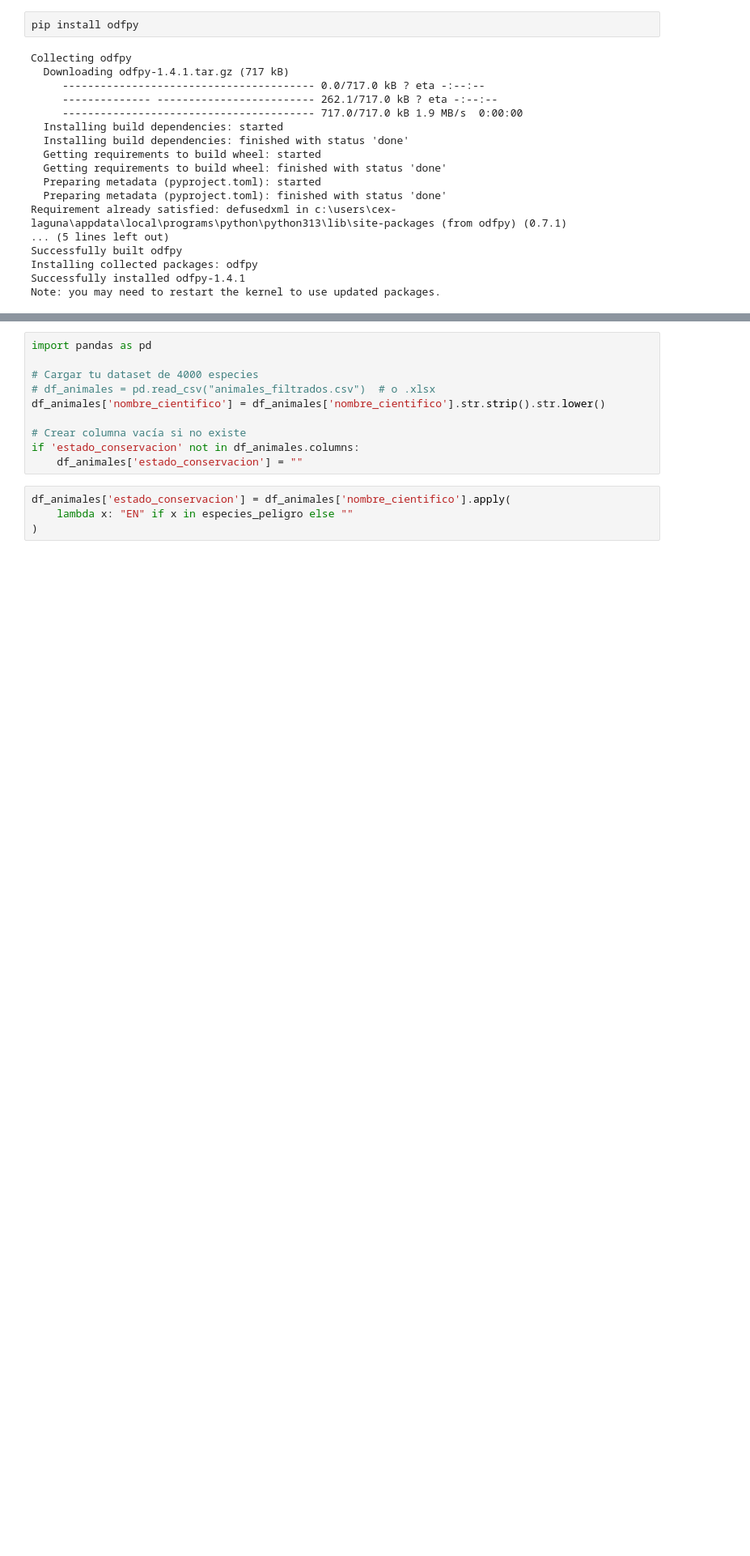
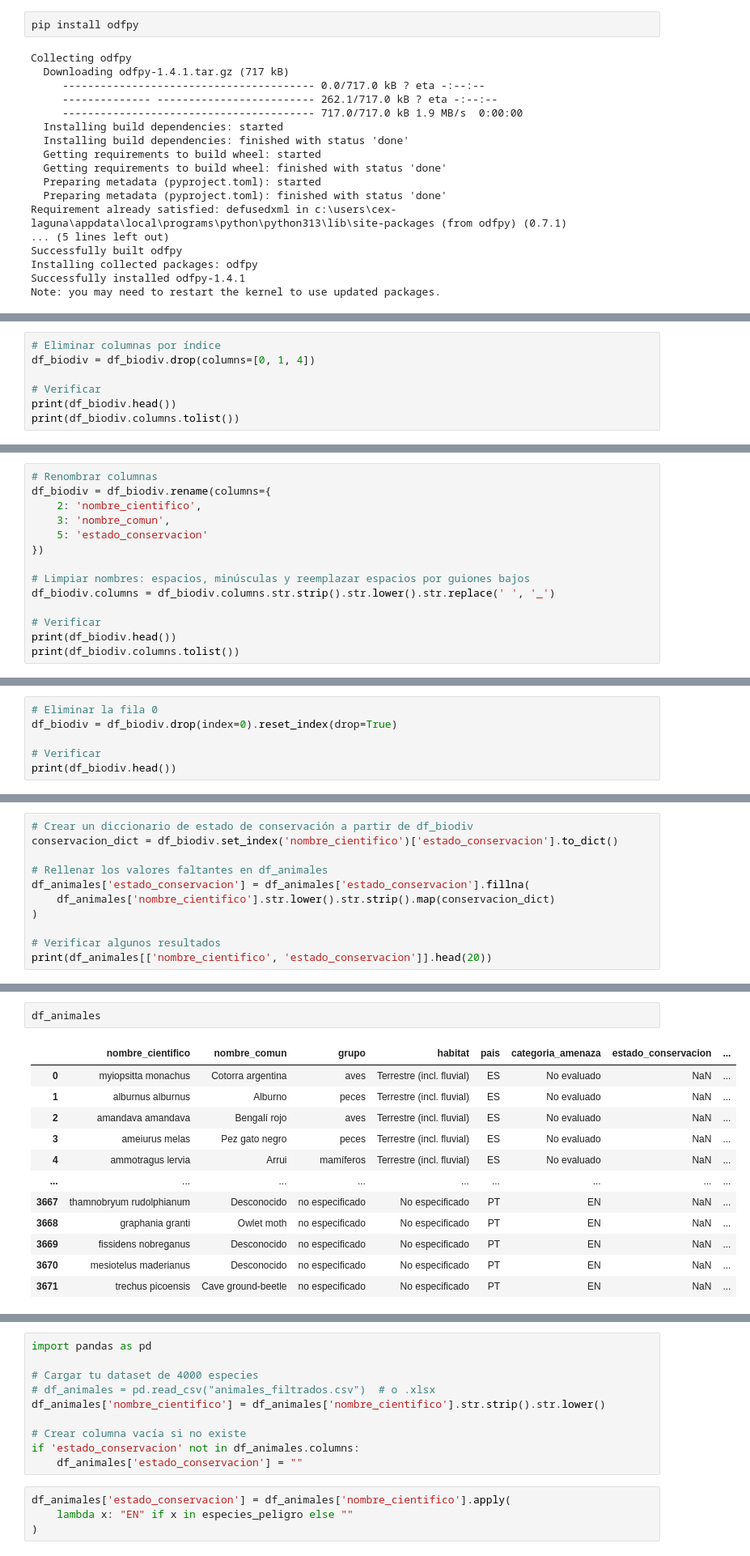
Before and after one commit to NereaGomez9/Animales-en-peligro-de-exticion, a Jupyter notebook: proyecto_animales.ipynb, the cells around one changed output, grey strips where cells are left out. Shown at 81% size. Drawn from its saved outputs; the diff is of its cells as text; blank space fills up the shorter version.

Commit message:
unificado el estado de conservacion

```diff
--- a/proyecto_animales.ipynb
+++ b/proyecto_animales.ipynb
@@ -172,0 +375,7 @@ df_boe
+# %%
+# Eliminar columnas por índice
+df_biodiv = df_biodiv.drop(columns=[0, 1, 4])
+
+# Verificar
+print(df_biodiv.head())
+print(df_biodiv.columns.tolist())
@@ -172,0 +390,14 @@ df_boe
+# %%
+# Renombrar columnas
+df_biodiv = df_biodiv.rename(columns={
+    2: 'nombre_cientifico',
+    3: 'nombre_comun',
+    5: 'estado_conservacion'
+})
+
+# Limpiar nombres: espacios, minúsculas y reemplazar espacios por guiones bajos
+df_biodiv.columns = df_biodiv.columns.str.strip().str.lower().str.replace(' ', '_')
+
+# Verificar
+print(df_biodiv.head())
+print(df_biodiv.columns.tolist())
@@ -172,0 +412,6 @@ df_boe
+# %%
+# Eliminar la fila 0
+df_biodiv = df_biodiv.drop(index=0).reset_index(drop=True)
+
+# Verificar
+print(df_biodiv.head())
@@ -172,0 +425,11 @@ df_boe
+# %%
+# Crear un diccionario de estado de conservación a partir de df_biodiv
+conservacion_dict = df_biodiv.set_index('nombre_cientifico')['estado_conservacion'].to_dict()
+
+# Rellenar los valores faltantes en df_animales
+df_animales['estado_conservacion'] = df_animales['estado_conservacion'].fillna(
+    df_animales['nombre_cientifico'].str.lower().str.strip().map(conservacion_dict)
+)
+
+# Verificar algunos resultados
+print(df_animales[['nombre_cientifico', 'estado_conservacion']].head(20))
@@ -172,0 +454,15 @@ df_boe
+# %%
+df_animales
+# %% [output]
+|  | nombre_cientifico | nombre_comun | grupo | habitat | pais | categoria_amenaza | estado_conservacion | ... |
+| 0 | myiopsitta monachus | Cotorra argentina | aves | Terrestre (incl. fluvial) | ES | No evaluado | NaN | ... |
+| 1 | alburnus alburnus | Alburno | peces | Terrestre (incl. fluvial) | ES | No evaluado | NaN | ... |
+| 2 | amandava amandava | Bengalí rojo | aves | Terrestre (incl. fluvial) | ES | No evaluado | NaN | ... |
+| 3 | ameiurus melas | Pez gato negro | peces | Terrestre (incl. fluvial) | ES | No evaluado | NaN | ... |
+| 4 | ammotragus lervia | Arrui | mamíferos | Terrestre (incl. fluvial) | ES | No evaluado | NaN | ... |
+| ... | ... | ... | ... | ... | ... | ... | ... | ... |
+| 3667 | thamnobryum rudolphianum | Desconocido | no especificado | No especificado | PT | EN | NaN | ... |
+| 3668 | graphania granti | Owlet moth | no especificado | No especificado | PT | EN | NaN | ... |
+| 3669 | fissidens nobreganus | Desconocido | no especificado | No especificado | PT | EN | NaN | ... |
+| 3670 | mesiotelus maderianus | Desconocido | no especificado | No especificado | PT | EN | NaN | ... |
+| 3671 | trechus picoensis | Cave ground-beetle | no especificado | No especificado | PT | EN | NaN | ... |
```
Also changed, not shown: parts of 30 cells of this notebook, 2 other files.
